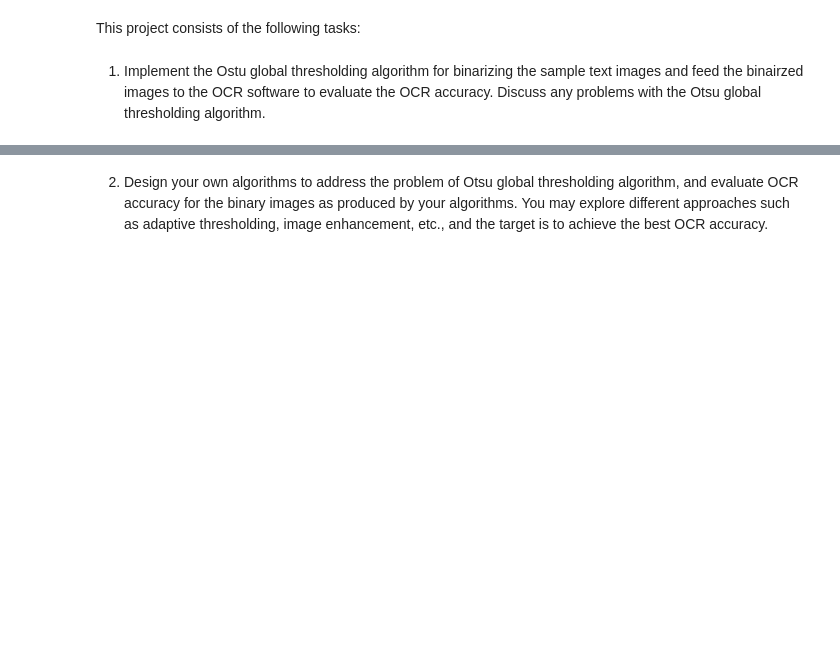
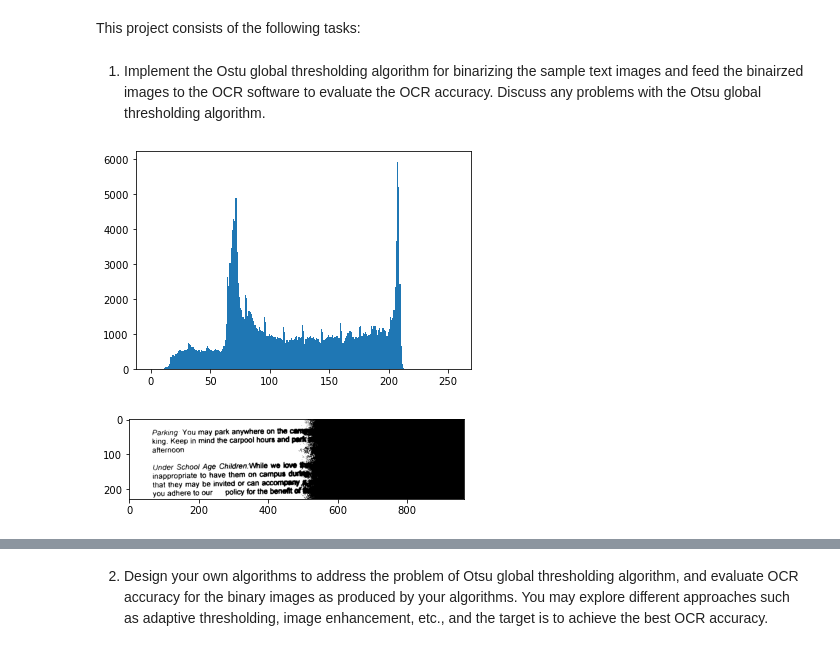
Before and after one commit to NgoJunHaoJason/CZ4003, a Jupyter notebook: project/ocr.ipynb, the cells around one changed output, grey strips where cells are left out. Cells and saved outputs as stored; diff of their text form; code cells hidden in the pictures; blank space fills up the shorter version.

```diff
--- a/project/ocr.ipynb
+++ b/project/ocr.ipynb
@@ -11,9 +23,7 @@ import cv2
 # %%
 # try using Tesseract on an image as is
-image = cv2.imread('images/sample01.png')
-string = pytesseract.image_to_string(image)
-
-print(string)
+text = pytesseract.image_to_string(image)
+print(text)
 # %% [output]
 Parking: You may park anywhere on the ce
 king. Keep in mind the carpool hours and park
@@ -31,0 +40,10 @@ This project consists of the following tasks:
+# %%
+# confirm histogram is bimodal
+plt.hist(
+    x=image.ravel(),
+    bins=256,
+    range=[0, 256],
+)
+plt.show()
+# %% [output]
+[figure, added]
@@ -31,0 +121,6 @@ This project consists of the following tasks:
+# %%
+# view the binarized image
+plt.imshow(binarized_image, cmap='gray')
+plt.show()
+# %% [output]
+[figure, added]
```
Also changed, not shown: parts of 9 cells of this notebook.
